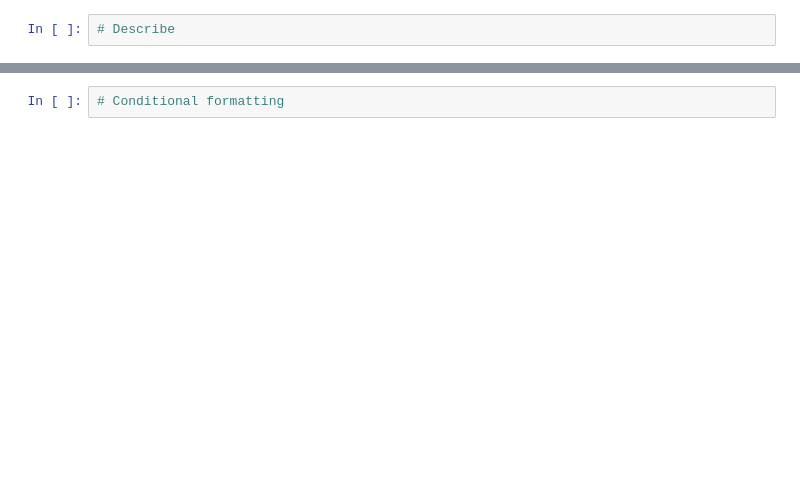
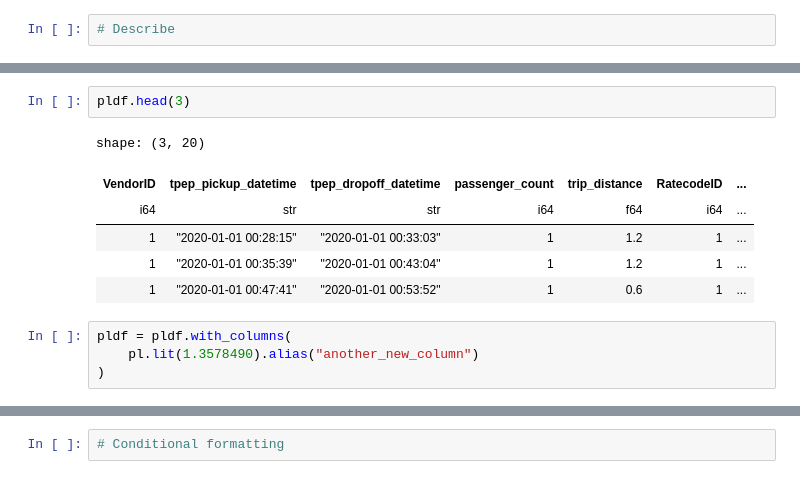
Before and after one commit to patakib/data-meetup-sopron-nr1-polars, a Jupyter notebook: polars_demo.ipynb, the cells around one changed output, grey strips where cells are left out. Saved outputs shown, nothing was run; the diff lists cells and outputs as text; blank space fills up the shorter version.

```diff
--- a/polars_demo.ipynb
+++ b/polars_demo.ipynb
@@ -46,0 +127,13 @@ Function read_csv took 9.97 seconds to execute
+# %%
+pldf.head(3)
+# %% [output]
+shape: (3, 20)
+| VendorID | tpep_pickup_datetime | tpep_dropoff_datetime | passenger_count | trip_distance | RatecodeID | ... |
+| i64 | str | str | i64 | f64 | i64 | ... |
+| 1 | "2020-01-01 00:28:15" | "2020-01-01 00:33:03" | 1 | 1.2 | 1 | ... |
+| 1 | "2020-01-01 00:35:39" | "2020-01-01 00:43:04" | 1 | 1.2 | 1 | ... |
+| 1 | "2020-01-01 00:47:41" | "2020-01-01 00:53:52" | 1 | 0.6 | 1 | ... |
+# %%
+pldf = pldf.with_columns(
+    pl.lit(1.3578490).alias("another_new_column")
+)
```
Also changed, not shown: parts of 32 cells of this notebook.
